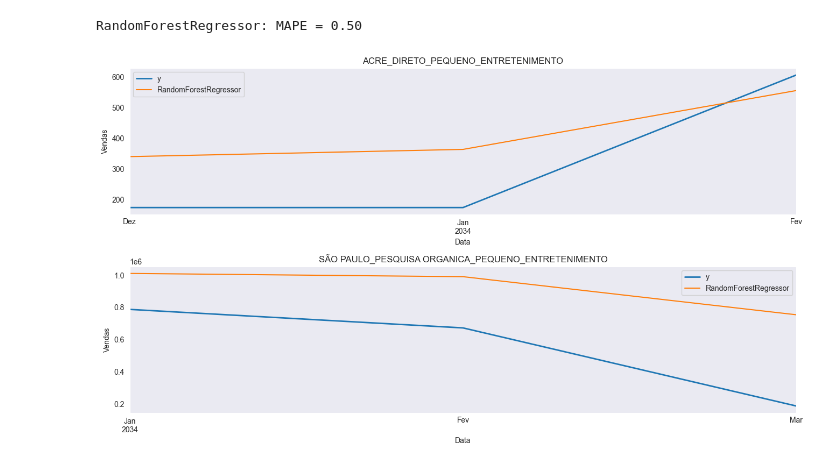
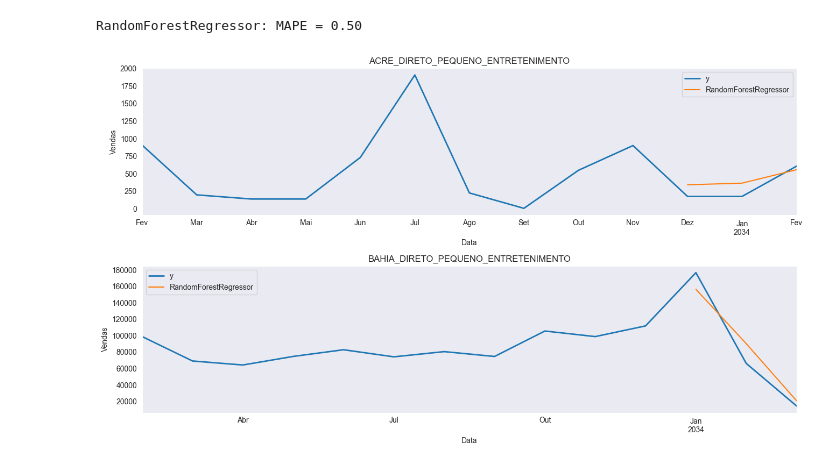
Before and after one commit to ficorrea/data_science, a Jupyter notebook: timeseries/challenge_sympla.ipynb, the cells around one changed output. Cells and saved outputs as stored; diff of their text form; code cells hidden in the pictures.

```diff
--- a/timeseries/challenge_sympla.ipynb
+++ b/timeseries/challenge_sympla.ipynb
@@ -555,28 +551,30 @@ RandomForestRegressor: MAPE = 0.50
 # %%
 # Plot time series with results
 
 model = MLForecast(
     models=[RandomForestRegressor(n_estimators=300,
                                   max_depth=20,
                                   random_state=RANDOM_STATE,
                                   n_jobs=-1)],
     freq='MS',
     lags=[1, 3, 6])
 
 preds_df = mf.predict(h=3, X_df=test_df.drop(columns=['y']), level=[90])
 
 preds_df = (
     preds_df
     .reset_index(drop=True)
     .merge(test_df[['ds', 'unique_id', 'y']], on=['ds', 'unique_id'], how='left'))
 
+temp_df = pd.concat([train_df, test_df], axis=0)
+
 for model in ['RandomForestRegressor']:
     fig,ax = plt.subplots(2,1, figsize=(1280/96, 720/96))
-    for ax_, group in enumerate(['ACRE_DIRETO_PEQUENO_ENTRETENIMENTO', 'SÃO PAULO_PESQUISA ORGANICA_PEQUENO_ENTRETENIMENTO']):
-        preds_df.loc[preds_df['unique_id'] == group].plot(x='ds', y='y', ax=ax[ax_], label='y', title=group, linewidth=2)
+    for ax_, group in enumerate(['ACRE_DIRETO_PEQUENO_ENTRETENIMENTO', 'BAHIA_DIRETO_PEQUENO_ENTRETENIMENTO']):
+        temp_df.loc[temp_df['unique_id'] == group].plot(x='ds', y='y', ax=ax[ax_], label='y', title=group, linewidth=2)
         preds_df.loc[preds_df['unique_id'] == group].plot(x='ds', y=model, ax=ax[ax_], label=model)
         ax[ax_].set_xlabel('Data')
         ax[ax_].set_ylabel('Vendas')
         fig.tight_layout()
 # %% [output]
-[figure, old version]
+[figure, new version]
```
Also changed, not shown: parts of 1 cell of this notebook.
